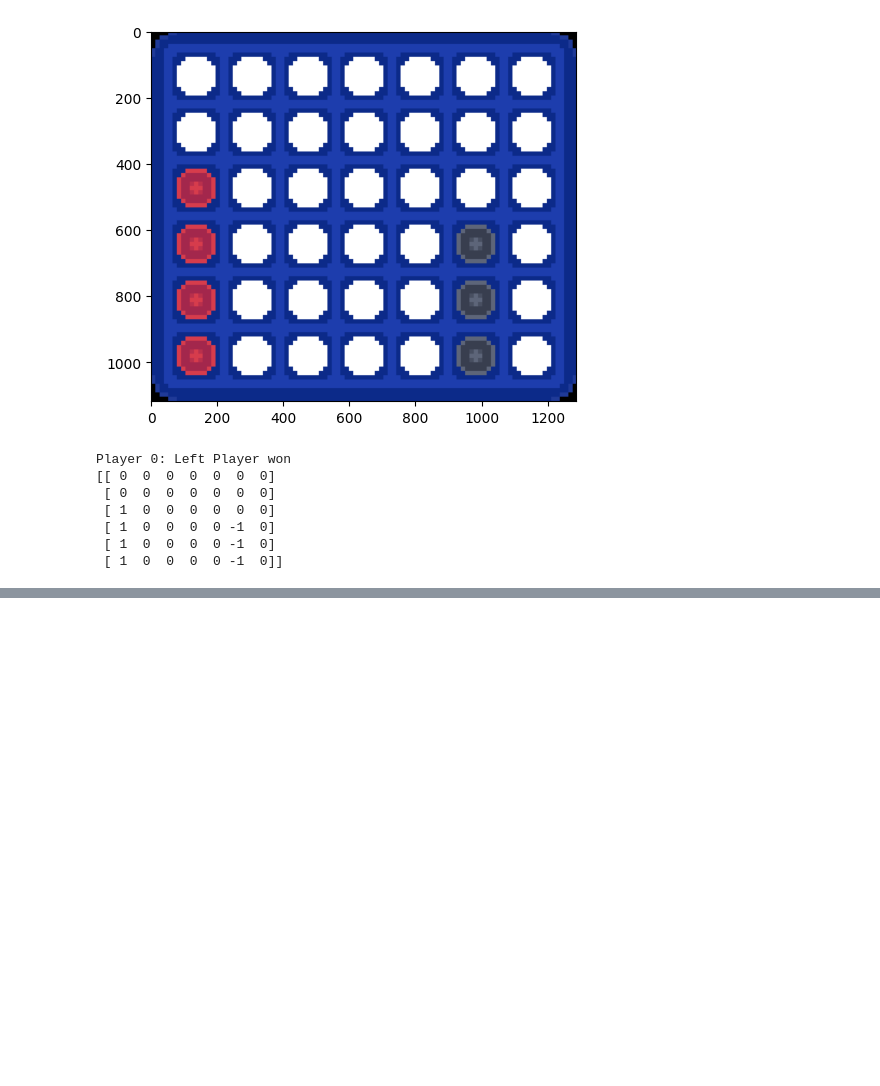
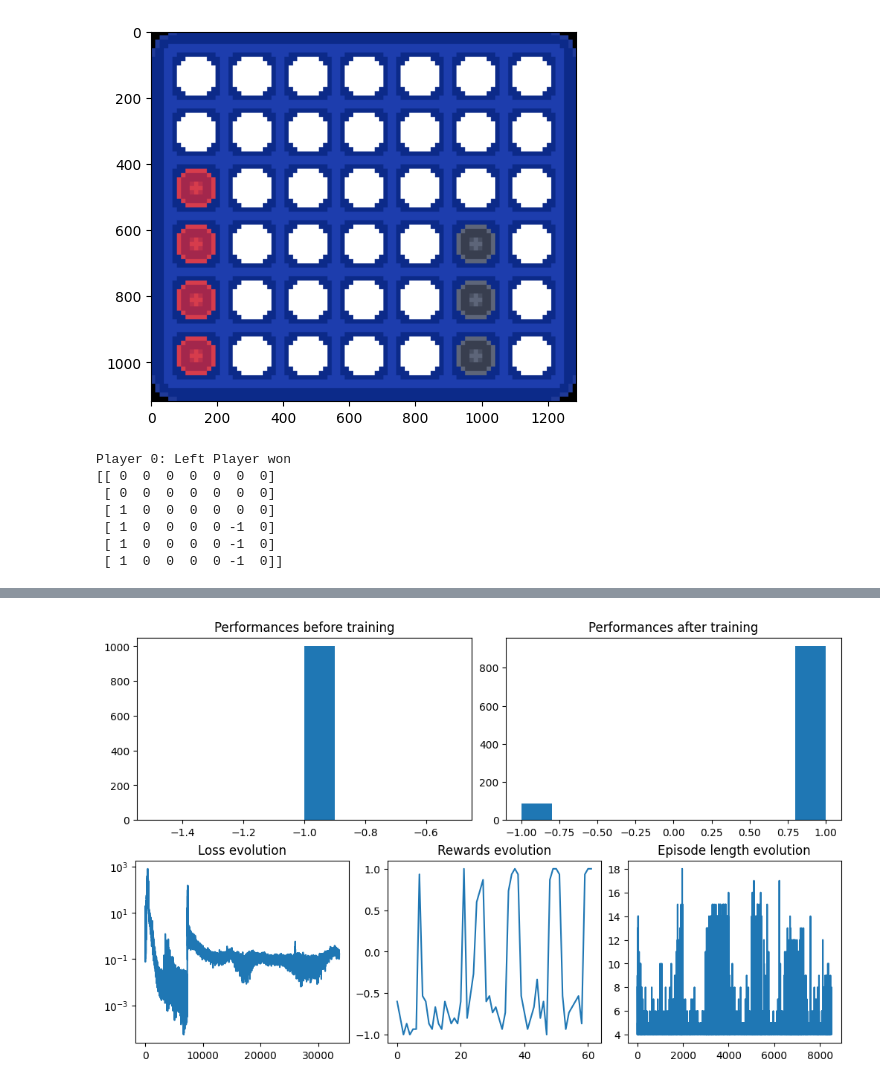
Before and after one commit to sachamuller/connect4, a Jupyter notebook: train_deep_q_learning.ipynb, the cells around one changed output, grey strips where cells are left out. Saved outputs shown, nothing was run; the diff lists cells and outputs as text; code cells hidden in the pictures; blank space fills up the shorter version.

```diff
--- a/train_deep_q_learning.ipynb
+++ b/train_deep_q_learning.ipynb
@@ -341,0 +427,4 @@ Player 0: Left Player won
+# %%
+training_dashboard(eval_before_training, eval_after_training_1, losses_1, all_rewards_1, episodes_length_1)
+# %% [output]
+[figure, added]
```
Also changed, not shown: parts of 8 cells of this notebook.
